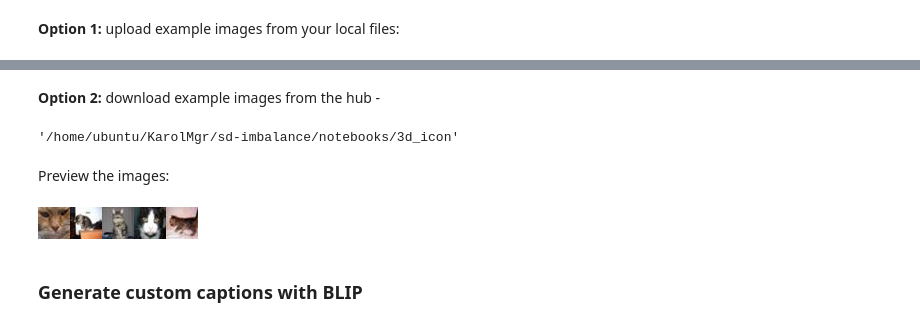
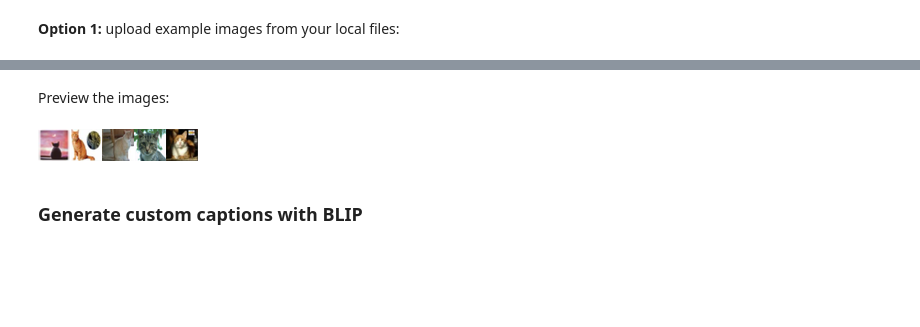
Before and after one commit to kordc/sd-imbalance, a Jupyter notebook: notebooks/SDXL_Dreambooth_LoRA_advanced_example.ipynb, the cells around one changed output, grey strips where cells are left out. Saved outputs shown, nothing was run; the diff lists cells and outputs as text; code cells hidden in the pictures; blank space fills up the shorter version.

Commit message:
feat: add image extraction script for downsampling CIFAR10 cat images and update dependencies

```diff
--- a/notebooks/SDXL_Dreambooth_LoRA_advanced_example.ipynb
+++ b/notebooks/SDXL_Dreambooth_LoRA_advanced_example.ipynb
@@ -79,17 +41,3 @@ local_dir = "../cats_32x32_nearest" #@param
-# %% [markdown]
-**Option 2:** download example images from the hub -
-# %%
-from huggingface_hub import snapshot_download
-
-local_dir = "./3d_icon" #@param
-dataset_to_download = "LinoyTsaban/3d_icon" #@param
-snapshot_download(
-    dataset_to_download,
-    local_dir=local_dir, repo_type="dataset",
-    ignore_patterns=".gitattributes",
-)
-# %% [output]
-'/home/ubuntu/KarolMgr/sd-imbalance/notebooks/3d_icon'
 # %% [markdown]
 Preview the images:
 # %%
@@ -109,13 +57,17 @@ def image_grid(imgs, rows, cols, resize=32):
     return grid
 # %%
 import glob
-img_paths = f"{local_dir}/*.jpg"
+img_paths = f"{local_dir}*.png"
 imgs = [Image.open(path) for path in glob.glob(img_paths)]
+# select only 50 random images
+import random
+random.seed(42)
+imgs = random.sample(imgs, 50)
 
 num_imgs_to_preview = 5
 image_grid(imgs[:num_imgs_to_preview], 1, num_imgs_to_preview)
 # %% [output]
-[figure, old version]
+[figure, new version]
 # %% [markdown]
 ### Generate custom captions with BLIP
 # %% [markdown]
```
Also changed, not shown: parts of 23 cells of this notebook, 7 other files.
